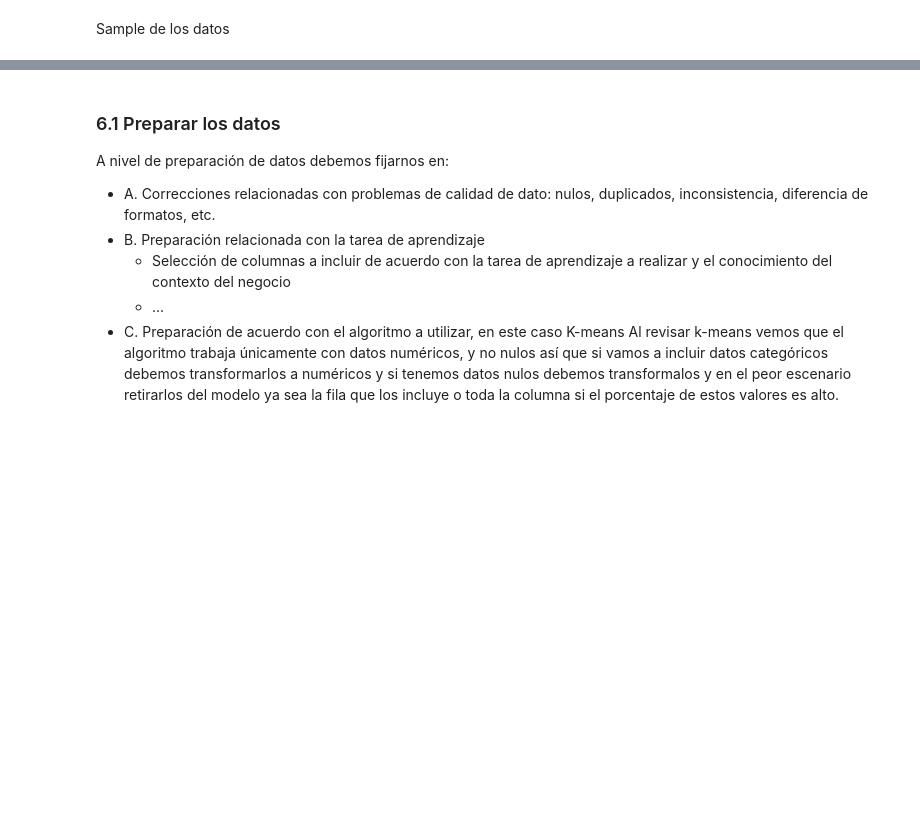
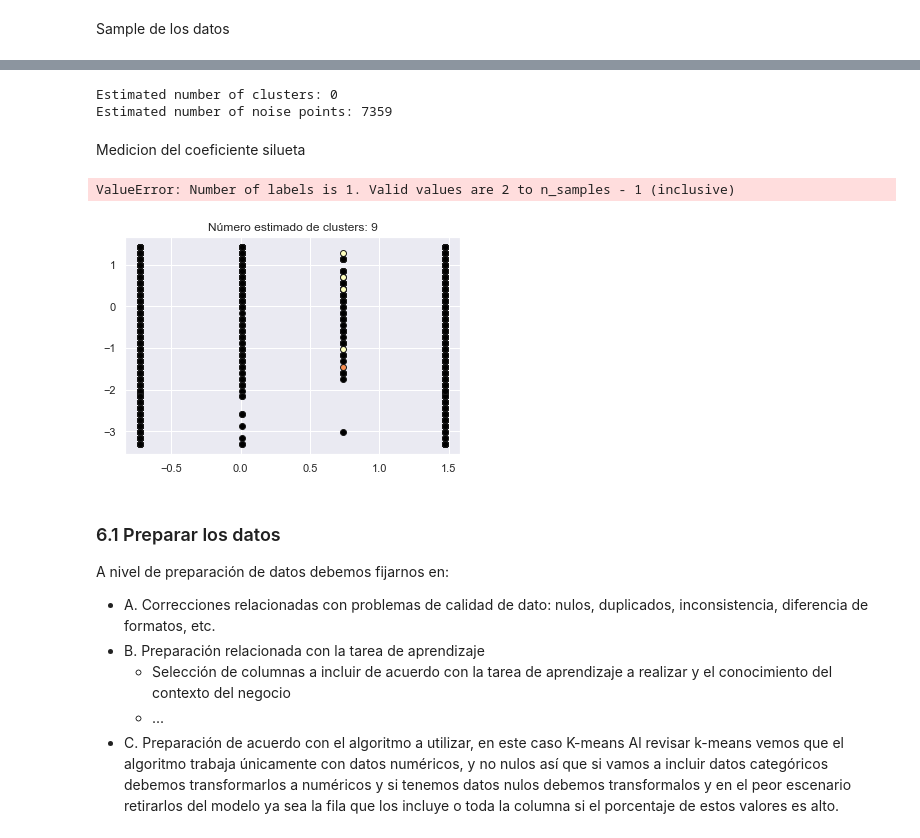
Before and after one commit to BI-Bernal-Diaz-Serrano/Lab1, a Jupyter notebook: main.ipynb, the cells around one changed output, grey strips where cells are left out. Saved outputs shown, nothing was run; the diff lists cells and outputs as text; code cells hidden in the pictures; blank space fills up the shorter version.

```diff
--- a/main.ipynb
+++ b/main.ipynb
@@ -688,3 +737,54 @@ datosEscalados = StandardScaler().fit_transform(df_moviesAlgoritmo2)
+# %%
+dbscan = DBSCAN(eps=0.5, min_samples=10)
+dbscan.fit(datosReducidos)
+
+labels = dbscan.labels_
+
+# Number of clusters in labels, ignoring noise if present.
+n_clusters_ = len(set(labels)) - (1 if -1 in labels else 0)
+n_noise_ = list(labels).count(-1)
+
+print("Estimated number of clusters: %d" % n_clusters_)
+print("Estimated number of noise points: %d" % n_noise_)
+# %% [output]
+Estimated number of clusters: 0
+Estimated number of noise points: 7359
+# %% [markdown]
+Medicion del coeficiente silueta
+# %%
+coeficienteSilueta = silhouette_score(datosReducidos, labels)
+print(coeficienteSilueta)
+# %% [output]
+ValueError: Number of labels is 1. Valid values are 2 to n_samples - 1 (inclusive)
+# %%
+import matplotlib.pyplot as plt
+from sklearn.decomposition import PCA
+
+# Reducción de dimensionalidad a 2D con PCA
+pca = PCA(n_components=2)
+X_reduced = pca.fit_transform(datosEscalados)
+
+# Graficar los resultados
+unique_labels = set(labels)
+colors = [plt.cm.Spectral(each)
+          for each in np.linspace(0, 1, len(unique_labels))]
+
+for k, col in zip(unique_labels, colors):
+    if k == -1:
+        # Negro para ruido.
+        col = [0, 0, 0, 1]
+
+    class_member_mask = (labels == k)
+
+    # Graficar los puntos de datos que son "núcleo"
+    xy = datosEscalados[class_member_mask]
+    plt.plot(xy[:, 0], xy[:, 1], 'o', markerfacecolor=tuple(col),
+             markeredgecolor='k', markersize=6)
+
+plt.title('Número estimado de clusters: %d' % len(unique_labels))
+plt.show()
+# %% [output]
+[figure, added]
 # %% [markdown]
 ### 6.1 Preparar los datos
 A nivel de preparación de datos debemos fijarnos en:
```
Also changed, not shown: parts of 27 cells of this notebook.
